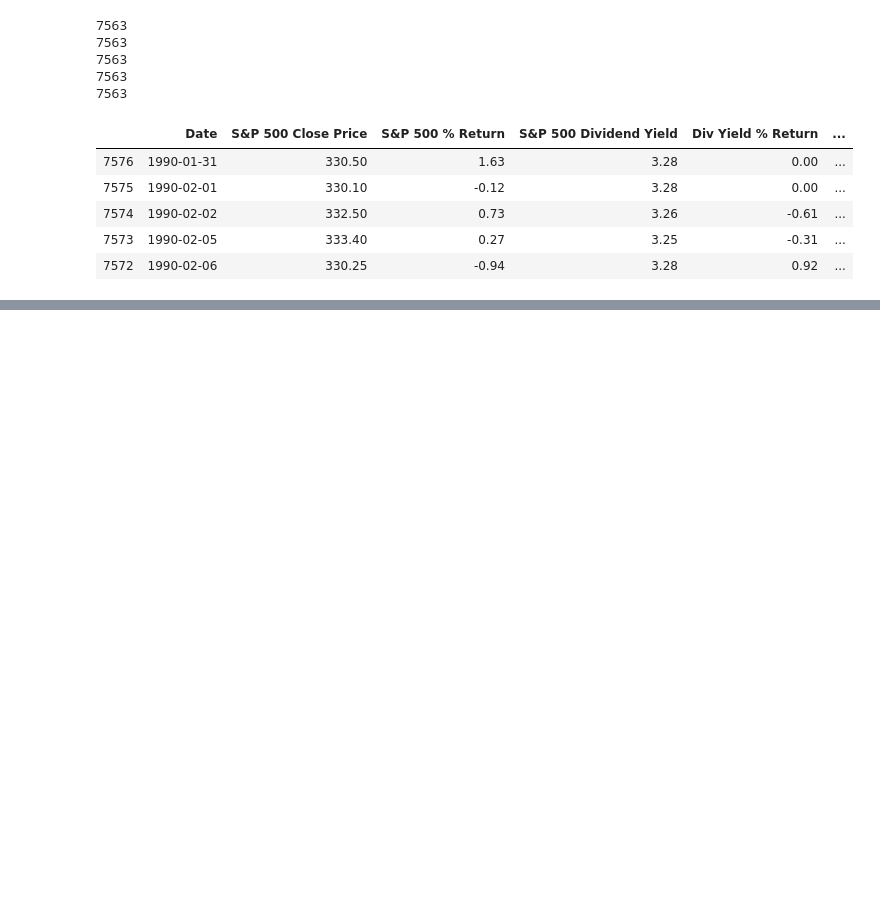
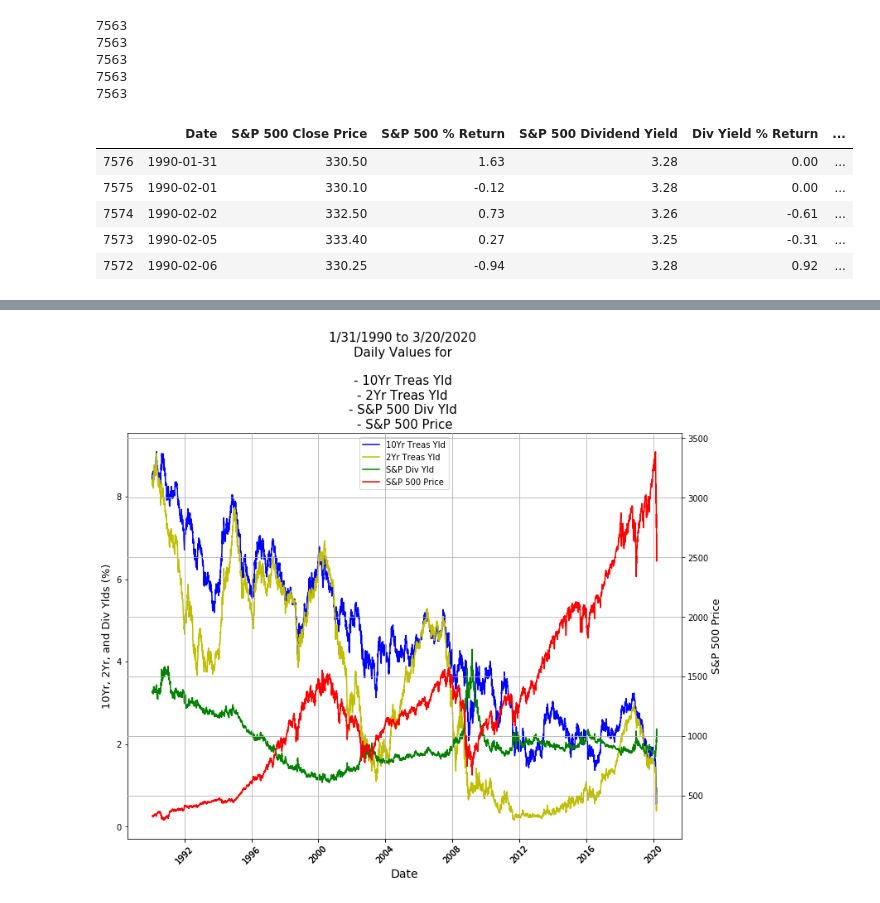
Before and after one commit to benji0815/Economic-Downturn-Data-Analysis, a Jupyter notebook: dev/gary/S&P5001M_DivYield_Treas10Yr.ipynb, the cells around one changed output, grey strips where cells are left out. Cells and saved outputs as stored; diff of their text form; code cells hidden in the pictures; blank space fills up the shorter version.

```diff
--- a/dev/gary/S&P5001M_DivYield_Treas10Yr.ipynb
+++ b/dev/gary/S&P5001M_DivYield_Treas10Yr.ipynb
@@ -155,9 +155,9 @@ previous_10yr2yr_treas_yield = 0.21
 for index, row in sp_500_futures_vs_div_df_sorted.iterrows():
     price_row = row["S&P 500 Close Price"]
     div_yield_row = row["S&P 500 Dividend Yield"]
-    treas_10yr_yield_row = row["US 10-Yr Treasury Yield"]
-    treas_2yr_yield_row = row["US 2-Yr Treasury Yield"]
-    treas_10yr2yr_yield_row = row["US 10Yr - 2Yr Treasury Yield"]
+    treas_10yr_yield_row = row["10-Yr Treasury Yield"]
+    treas_2yr_yield_row = row["2-Yr Treasury Yield"]
+    treas_10yr2yr_yield_row = row["10Yr - 2Yr Treasury Yield"]
 
 
     daily_return_sp500 = (price_row - previous_price) / previous_price * 100
@@ -775,0 +257,6 @@ plt.show()
+# %%
+#Sort Dataframe by date range
+
+analyze_dates_df = sp_500_futures_vs_div_df_sorted.loc[(sp_500_futures_vs_div_df_sorted["Date"] >= "1990-01-31")
+                                               & (sp_500_futures_vs_div_df_sorted["Date"] <= "2020-03-20")]
+analyze_dates_df.head(5)
@@ -775,0 +397,34 @@ plt.show()
+# %%
+fig1 = plt.figure(figsize=(12,9))
+
+ax1 = fig1.add_subplot(111)
+line1 = ax1.plot(analyze_metrics_df["Date"], analyze_metrics_df["10Yr Treas Yld"], "b-")
+plt.xticks(rotation=45)
+plt.ylabel("10Yr, 2Yr, and Div Ylds (%)", size=13)
+
+ax2 = fig1.add_subplot(111)
+line2 = ax2.plot(analyze_metrics_df["Date"], analyze_metrics_df["2Yr Treas Yld"], "y-")
+plt.xticks(rotation=45)
+
+ax3 = fig1.add_subplot(111)
+line3 = ax3.plot(analyze_metrics_df["Date"], analyze_metrics_df["S&P Div Yld"], "g-")
+plt.xticks(rotation=45)
+
+ax4 = fig1.add_subplot(111, sharex=ax1, frameon=False)
+line4 = ax4.plot(analyze_metrics_df["Date"], analyze_metrics_df["S&P Price"], "r-")
+ax4.yaxis.tick_right()
+ax4.yaxis.set_label_position("right")
+plt.xticks(rotation=45)
+plt.ylabel("S&P 500 Price", size=13)
+
+
+ax1.legend((line1+line2+line3+line4), ("10Yr Treas Yld", "2Yr Treas Yld", "S&P Div Yld", "S&P 500 Price"), loc="upper center")
+plt.title("1/31/1990 to 3/20/2020 \nDaily Values for \n\n- 10Yr Treas Yld \n- 2Yr Treas Yld \n- S&P 500 Div Yld \n- S&P 500 Price", size=15)
+plt.xlabel("Date", size=14)
+plt.grid(alpha=1)
+plt.show()
+
+fig1.tight_layout()
+fig1.savefig("fig1-Total Daily Values.png")
+# %% [output]
+[figure, added]
```
Also changed, not shown: parts of 52 cells of this notebook, 14 other files.
